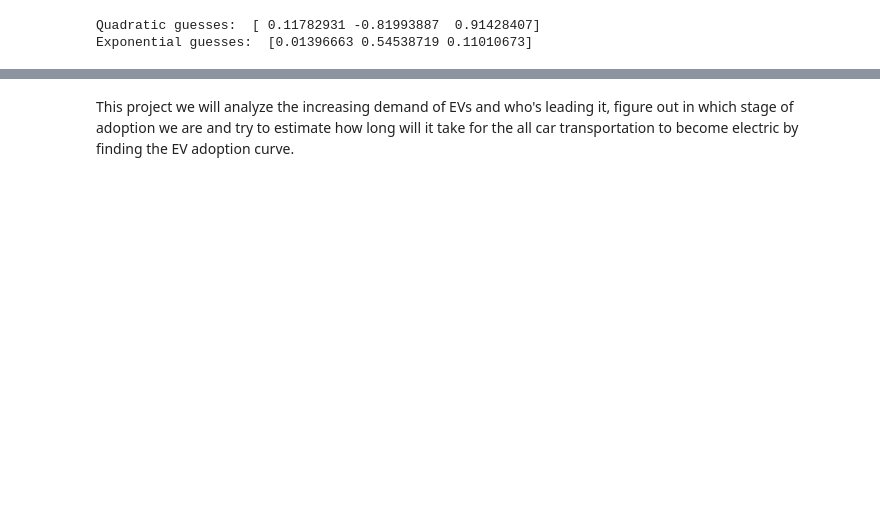
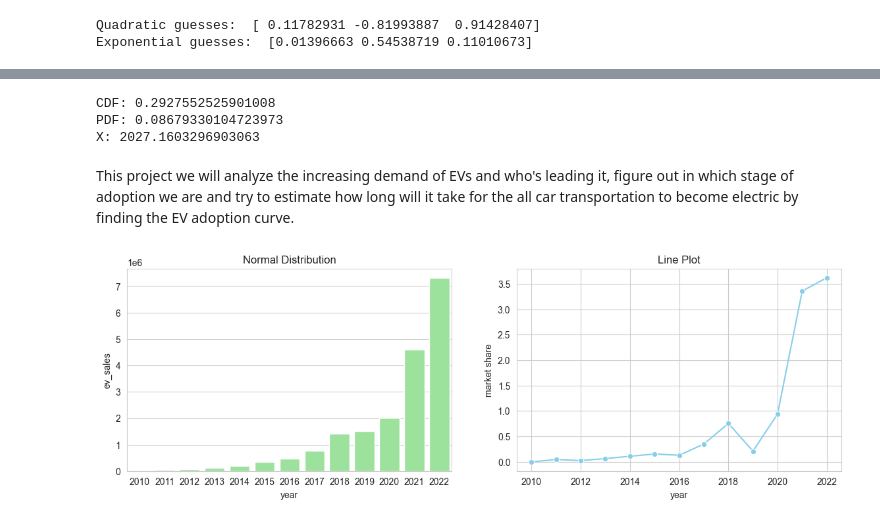
Before and after one commit to nmirabets/ev-adoption, a Jupyter notebook: notebooks/ev-adoption-main.ipynb, the cells around one changed output, grey strips where cells are left out. Drawn from its saved outputs; the diff is of its cells as text; code cells hidden in the pictures; blank space fills up the shorter version.

```diff
--- a/notebooks/ev-adoption-main.ipynb
+++ b/notebooks/ev-adoption-main.ipynb
@@ -535,2 +519,41 @@ plt.show()
+# %%
+# Create an instance of the normal distribution
+rv = norm(loc=mu, scale=sigma)
+
+# Calculate the CDF for a specific value
+x = 2025
+cdf = 0.5
+
+cdf_value = rv.cdf(x)
+pdf_value = rv.pdf(x)
+ppf_value = rv.ppf(cdf)
+
+print("CDF:", cdf_value)
+print("PDF:", pdf_value)
+print("X:", ppf_value)
+# %% [output]
+CDF: 0.2927552525901008
+PDF: 0.08679330104723973
+X: 2027.1603296903063
 # %% [markdown]
 This project we will analyze the increasing demand of EVs and who's leading it, figure out in which stage of adoption we are and try to estimate how long will it take for the all car transportation to become electric by finding the EV adoption curve.
+# %%
+# Set up the figure and axes
+fig, axes = plt.subplots(nrows=1, ncols=2, figsize=(14, 4))
+
+# Plot the line plot with seaborn
+sns.lineplot(data=world_df, x='year', y='ev_sales_share_change', marker='o', color='skyblue', ax=axes[1])
+
+sns.barplot(data=world_df, x='year', y='ev_sales', color='lightgreen', ax=axes[0])
+
+axes[0].set_title('Normal Distribution')
+
+# Set plot title and labels
+axes[1].set_title('Line Plot')
+axes[1].set_xlabel('year')
+axes[1].set_ylabel('market share')
+
+# Show the plot
+plt.show()
+# %% [output]
+[figure, added]
```
Also changed, not shown: parts of 13 cells of this notebook, 2 other files.
